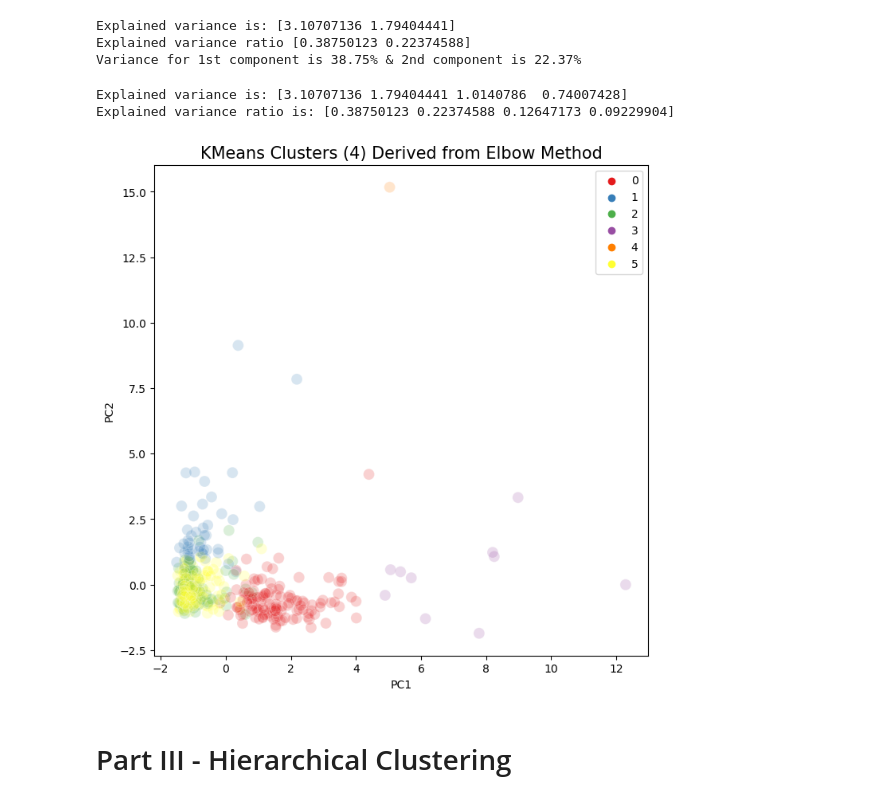
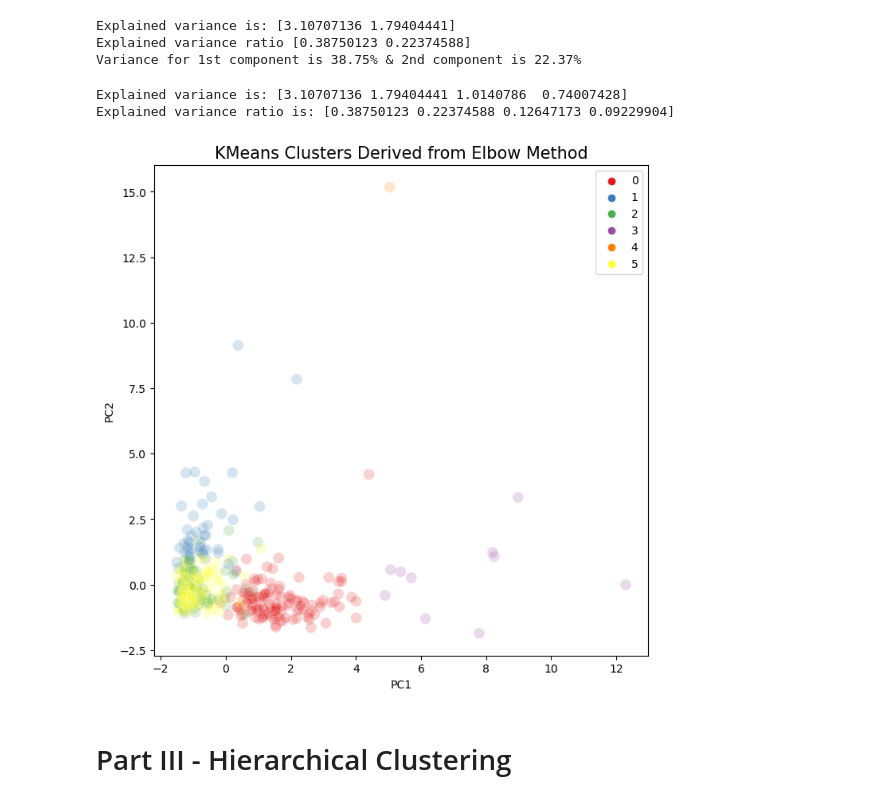
Before and after one commit to chloephuong/LHL-Unsupervised-Learning-Project, a Jupyter notebook: Unsupervised Learning - Project.ipynb, the cells around one changed output. Drawn from its saved outputs; the diff is of its cells as text; code cells hidden in the pictures.

```diff
--- a/Unsupervised Learning - Project.ipynb
+++ b/Unsupervised Learning - Project.ipynb
@@ -402,23 +402,23 @@ Variance for 1st component is 38.75% & 2nd component is 22.37%
 # %%
 pca4 = PCA(n_components=4).fit(scaled_frame)
 pca4d = pca4.transform(scaled_frame)
 
 print("Explained variance is:",pca4.explained_variance_)
 print("Explained variance ratio is:",pca4.explained_variance_ratio_)
 
 plt.figure(figsize=(8, 8))
 sns.scatterplot(x=pca4d[:, 0], y=pca4d[:, 1],
                 hue=y_means.labels_,
                 palette='Set1',
-                s=100, alpha=0.2).set_title('KMeans Clusters (4) Derived from Elbow Method', fontsize=15)
+                s=100, alpha=0.2).set_title('KMeans Clusters Derived from Elbow Method', fontsize=15)
 plt.legend()
 plt.ylabel('PC2')
 plt.xlabel('PC1')
 plt.show()
 # %% [output]
 Explained variance is: [3.10707136 1.79404441 1.0140786  0.74007428]
 Explained variance ratio is: [0.38750123 0.22374588 0.12647173 0.09229904]
-[figure, old version]
+[figure, new version]
 # %% [markdown]
 # Part III - Hierarchical Clustering
 # %% [markdown]
```
Also changed, not shown: parts of 1 cell of this notebook.
